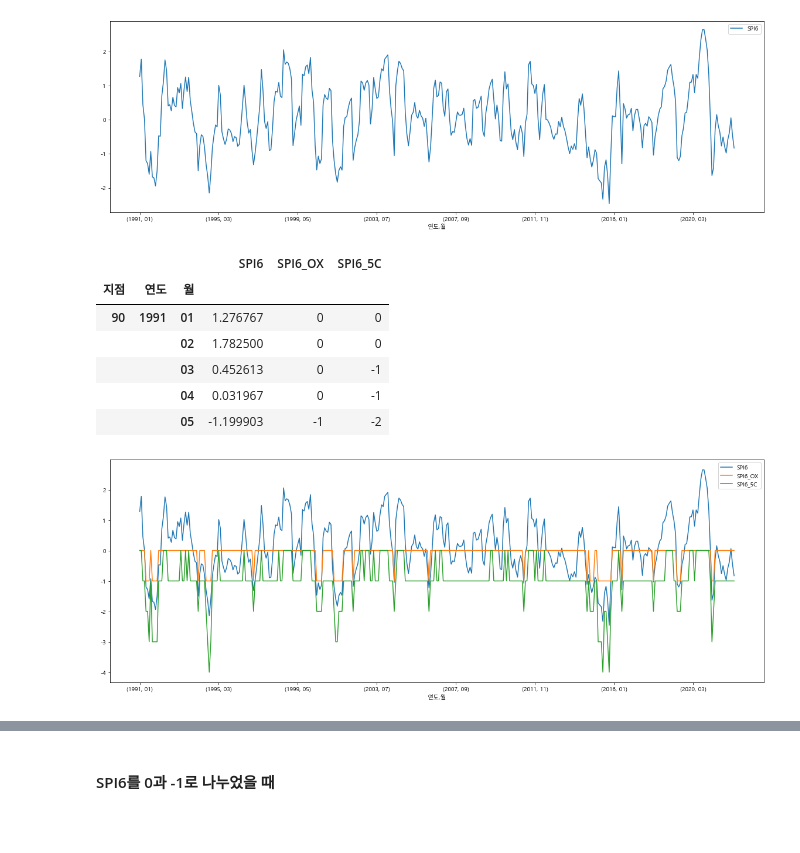
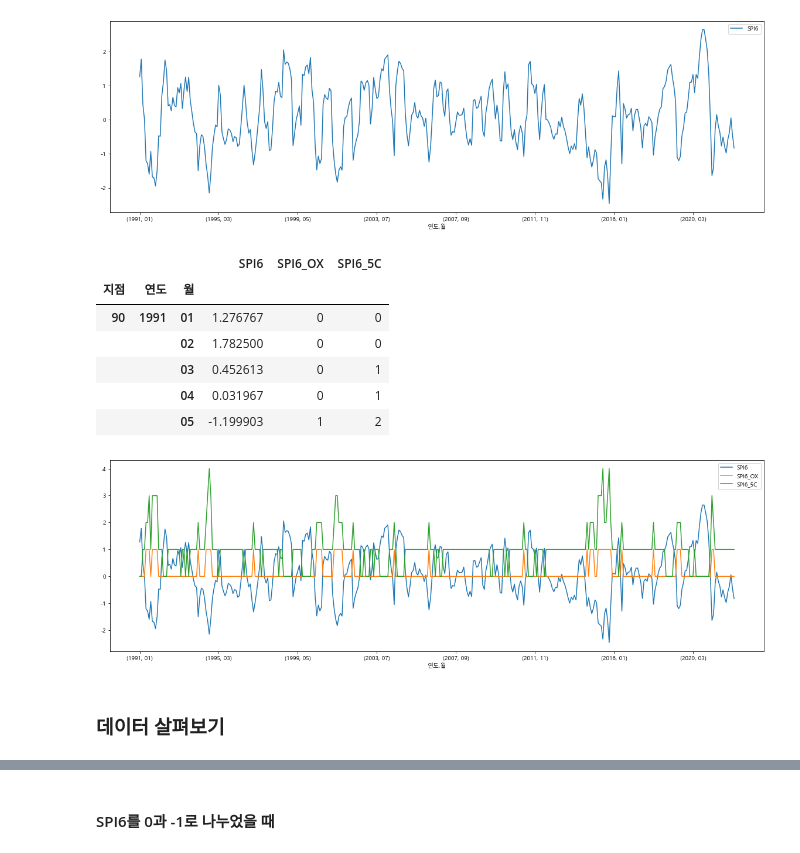
Before and after one commit to zbooster/DroughtForecast, a Jupyter notebook: source_code/DroughtForecast.ipynb, the cells around one changed output, grey strips where cells are left out. Drawn from its saved outputs; the diff is of its cells as text; code cells hidden in the pictures; blank space fills up the shorter version.

```diff
--- a/source_code/DroughtForecast.ipynb
+++ b/source_code/DroughtForecast.ipynb
@@ -345,27 +371,29 @@ spi_mean.loc[90].plot(figsize=(20, 6));
 # %%
 def label_class(spi):
     if 1 <= spi:            return 0
-    elif -1 < spi < 1:      return -1
-    elif -1.5 < spi <= -1:  return -2
-    elif -2 < spi <= -1.5:  return -3
-    elif -2 > spi:          return -4
+    elif -1 < spi < 1:      return 1
+    elif -1.5 < spi <= -1:  return 2
+    elif -2 < spi <= -1.5:  return 3
+    elif -2 > spi:          return 4
 
 
-spi_mean['SPI6_OX'] = spi_mean['SPI6'].map(lambda x: 0 if x > -1 else -1)
+spi_mean['SPI6_OX'] = spi_mean['SPI6'].map(lambda x: 0 if x > -1 else 1)
 spi_mean['SPI6_5C'] = spi_mean['SPI6'].map(label_class)
 spi_mean.head()
 # %% [output]
 |  |  |  | SPI6 | SPI6_OX | SPI6_5C |
 | 지점 | 연도 | 월 |  |  |  |
 | 90 | 1991 | 01 | 1.276767 | 0 | 0 |
 |  |  | 02 | 1.782500 | 0 | 0 |
-|  |  | 03 | 0.452613 | 0 | -1 |
-|  |  | 04 | 0.031967 | 0 | -1 |
-|  |  | 05 | -1.199903 | -1 | -2 |
+|  |  | 03 | 0.452613 | 0 | 1 |
+|  |  | 04 | 0.031967 | 0 | 1 |
+|  |  | 05 | -1.199903 | 1 | 2 |
 # %%
 spi_mean.loc[90].plot.line(figsize=(20, 6));
 # %% [output]
-[figure, old version]
+[figure, new version]
+# %% [markdown]
+### 데이터 살펴보기
 # %%
 train_data_raw = pd.merge(asos_mean_6m, spi_mean, on=['지점', '연도', '월']).dropna().sort_index()
 train_data_raw.head(2)
```
Also changed, not shown: parts of 61 cells of this notebook.
